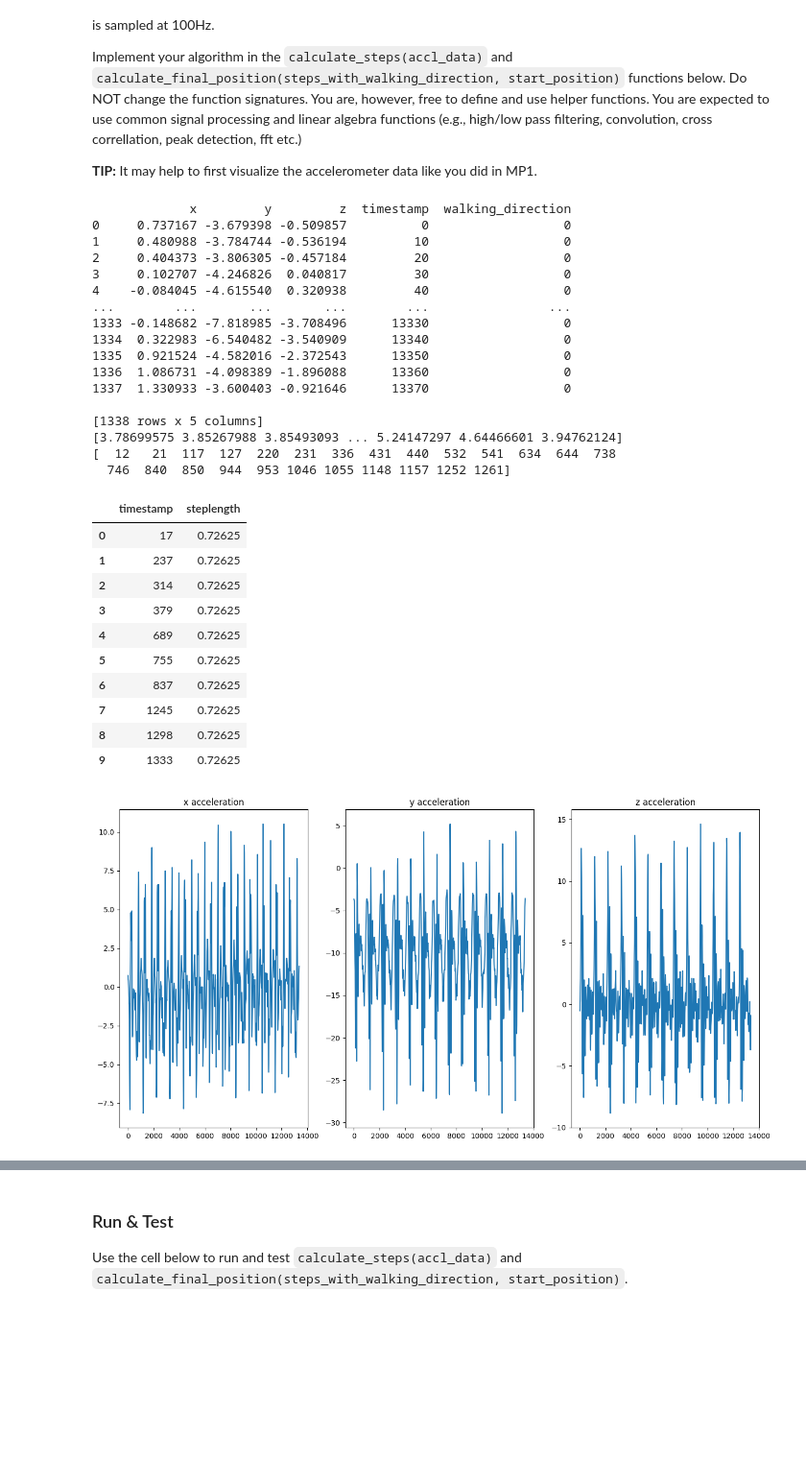
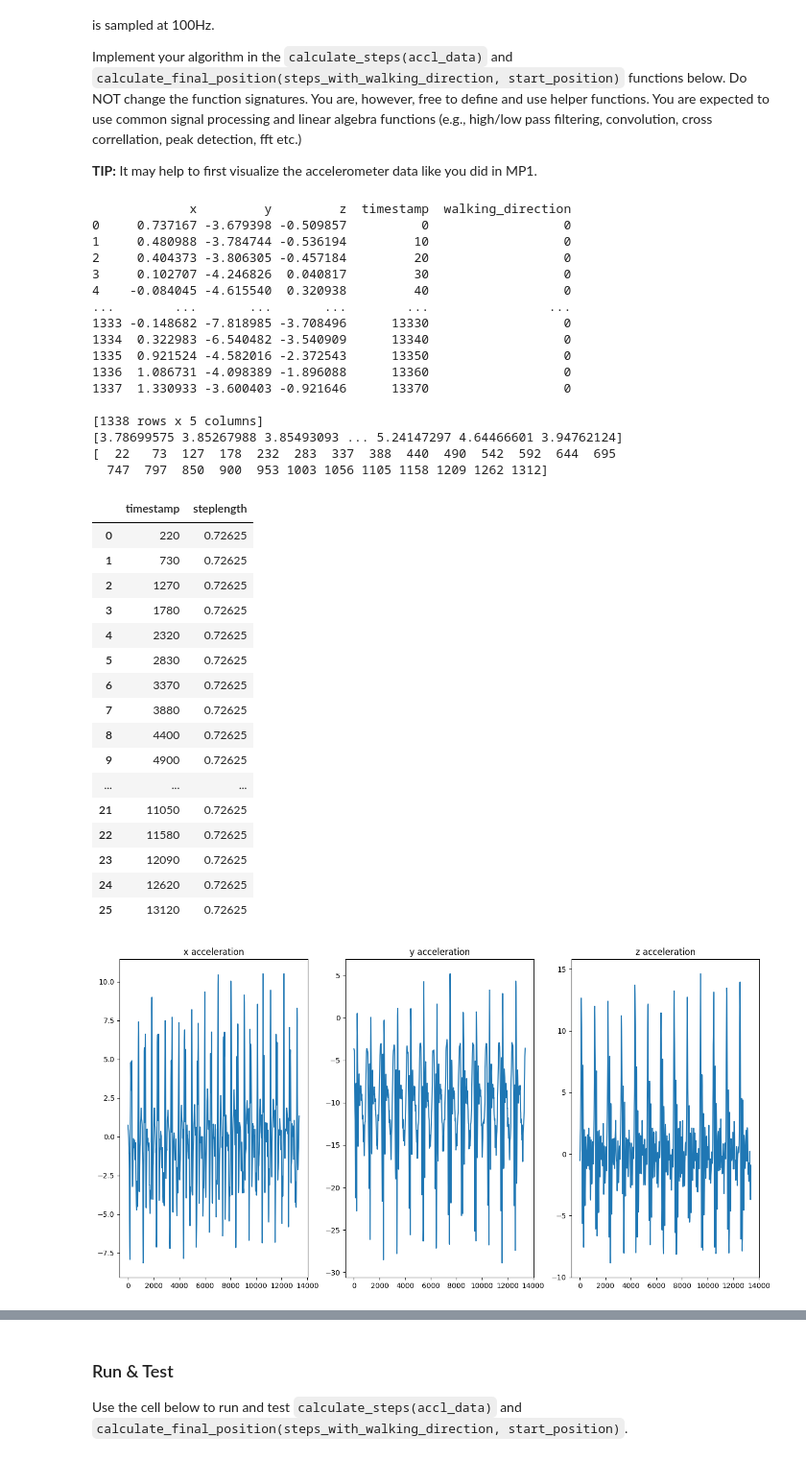
Before and after one commit to kbchung2/ECE_434, a Jupyter notebook: MP3_PDR/MP3_PDR/MP3.ipynb, the cells around one changed output, grey strips where cells are left out. Shown at 96% size. Saved outputs shown, nothing was run; the diff lists cells and outputs as text; code cells hidden in the pictures; blank space fills up the shorter version.

```diff
--- a/MP3_PDR/MP3_PDR/MP3.ipynb
+++ b/MP3_PDR/MP3_PDR/MP3.ipynb
@@ -245,6 +245,14 @@ def moving_average(data, window_size):
     cumsum[window_size:] = cumsum[window_size:] - cumsum[:-window_size]
     return cumsum[window_size - 1:] / window_size
 
+def low_pass_filter(signal, bandwidth):
+    capped_idx = int(bandwidth * len(signal) / 100) # divide by 100 as that is our sampling rate. Find index.
+    fourier_trans_signal = np.fft.fft(signal)
+    for i in range(capped_idx + 1 , len(fourier_trans_signal) - capped_idx):
+        fourier_trans_signal[i] = 0
+
+    filtered = np.fft.ifft(fourier_trans_signal)
+    return np.real(filtered)
 
 def get_step_length():
     """
@@ -275,12 +283,16 @@ def calculate_steps(accl_data):
     x_data = np_accel_data[:,0] # x component of acceleration
     y_data = np_accel_data[:,1] # y component of acceleration
     z_data = np_accel_data[:,2] # z component of acceleration
-    total_accel_data = np.array([np.linalg.norm(np_accel_data[i,:3]) for i in range(np_accel_data.shape[0])]) # total acceleration magnitude
+    bandwidth = 2.2
+    g = 9.8 # acceleration due to gravity on earth's surface
+
+
+    total_accel_data = np.array([np.linalg.norm(np.array([x_data[i], y_data[i], z_data[i] ])) for i in range(np_accel_data.shape[0])]) # total acceleration magnitude
+
     timesteps = np_accel_data[:,3] # timesteps (should be in increments of 10)
 
     print(total_accel_data)
-    steps_array = np.zeros((len(timesteps), 2)) # steps np array, will be converted into pandas dataframe later
-    steps_array[:,0] = timesteps
+
     plt.figure(figsize = (16,8))
 
     plt.subplot(131)
@@ -301,15 +313,22 @@ def calculate_steps(accl_data):
     plt.title("total acceleration magnitude")
     plt.plot(timesteps, total_accel_data)
 
-    plt.figure(figsize = (16,8))
-    plt.title("applied moving average filter")
-    averaged_filtered = moving_average(total_accel_data, 30)
-    plt.plot(range(len(averaged_filtered)), averaged_filtered)
+    # plt.figure(figsize = (16,8))
+    # plt.title("applied moving average filter")
+    # averaged_filtered = moving_average(total_accel_data, 30)
+    # plt.plot(range(len(averaged_filtered)), averaged_filtered)
 
-    peaks, _ = scipy.signal.find_peaks(total_accel_data, 0.78 * np.max(total_accel_data))
+    x_data = low_pass_filter(x_data, bandwidth)
+    y_data = low_pass_filter(y_data, bandwidth)
+    z_data = low_pass_filter(y_data,bandwidth)
+    total_accel_data = np.array([np.linalg.norm(np.array([x_data[i], y_data[i], z_data[i] ])) for i in range(np_accel_data.shape[0])]) # total acceleration magnitude
+    total_accel_data -= g
+
+
+    peaks, _ = scipy.signal.find_peaks(total_accel_data, np.mean(total_accel_data) )
     print(peaks)
     # print(scipy.signal)
-    steps = pd.DataFrame({"timestamp": np.sort(np.random.choice(accl_data.index, 10, replace=False)).tolist(),
+    steps = pd.DataFrame({"timestamp": timesteps[peaks.astype('int')].astype('int'),
                           "steplength": get_step_length()})
     return steps
 
@@ -332,44 +351,50 @@ def calculate_final_position(steps_with_walking_direction, start_position):
     np_steps = np.array(steps_with_walking_direction)
     timesteps = np_steps[:,0]
     steplengths = np_steps[:,1]
     angles = np_steps[:,2]
     cur_x, cur_y = start_position
     for i, steplength in enumerate(steplengths):
         cur_y += steplength * np.sin(angles[i] * np.pi / 180)
         cur_x += steplength * np.cos(angles[i] * np.pi / 180)
 
 
     return (cur_x, cur_y)
 print(pd.read_csv("accel_data/inpocket_26steps.csv"))
 calculate_steps(pd.read_csv("accel_data/inpocket_26steps.csv"))
 # %% [output]
              x         y         z  timestamp  walking_direction
 0     0.737167 -3.679398 -0.509857          0                  0
 1     0.480988 -3.784744 -0.536194         10                  0
 2     0.404373 -3.806305 -0.457184         20                  0
 3     0.102707 -4.246826  0.040817         30                  0
 4    -0.084045 -4.615540  0.320938         40                  0
 ...        ...       ...       ...        ...                ...
 1333 -0.148682 -7.818985 -3.708496      13330                  0
 1334  0.322983 -6.540482 -3.540909      13340                  0
 1335  0.921524 -4.582016 -2.372543      13350                  0
 1336  1.086731 -4.098389 -1.896088      13360                  0
 1337  1.330933 -3.600403 -0.921646      13370                  0
 
 [1338 rows x 5 columns]
 [3.78699575 3.85267988 3.85493093 ... 5.24147297 4.64466601 3.94762124]
-[  12   21  117  127  220  231  336  431  440  532  541  634  644  738
-  746  840  850  944  953 1046 1055 1148 1157 1252 1261]
+[  22   73  127  178  232  283  337  388  440  490  542  592  644  695
+  747  797  850  900  953 1003 1056 1105 1158 1209 1262 1312]
 |  | timestamp | steplength |
-| 0 | 17 | 0.72625 |
-| 1 | 237 | 0.72625 |
-| 2 | 314 | 0.72625 |
-| 3 | 379 | 0.72625 |
-| 4 | 689 | 0.72625 |
-| 5 | 755 | 0.72625 |
-| 6 | 837 | 0.72625 |
-| 7 | 1245 | 0.72625 |
-| 8 | 1298 | 0.72625 |
-| 9 | 1333 | 0.72625 |
+| 0 | 220 | 0.72625 |
+| 1 | 730 | 0.72625 |
+| 2 | 1270 | 0.72625 |
+| 3 | 1780 | 0.72625 |
+| 4 | 2320 | 0.72625 |
+| 5 | 2830 | 0.72625 |
+| 6 | 3370 | 0.72625 |
+| 7 | 3880 | 0.72625 |
+| 8 | 4400 | 0.72625 |
+| 9 | 4900 | 0.72625 |
+| ... | ... | ... |
+| 21 | 11050 | 0.72625 |
+| 22 | 11580 | 0.72625 |
+| 23 | 12090 | 0.72625 |
+| 24 | 12620 | 0.72625 |
+| 25 | 13120 | 0.72625 |
 [figure]
 [figure]
```
Also changed, not shown: parts of 4 cells of this notebook, 15 other files.
